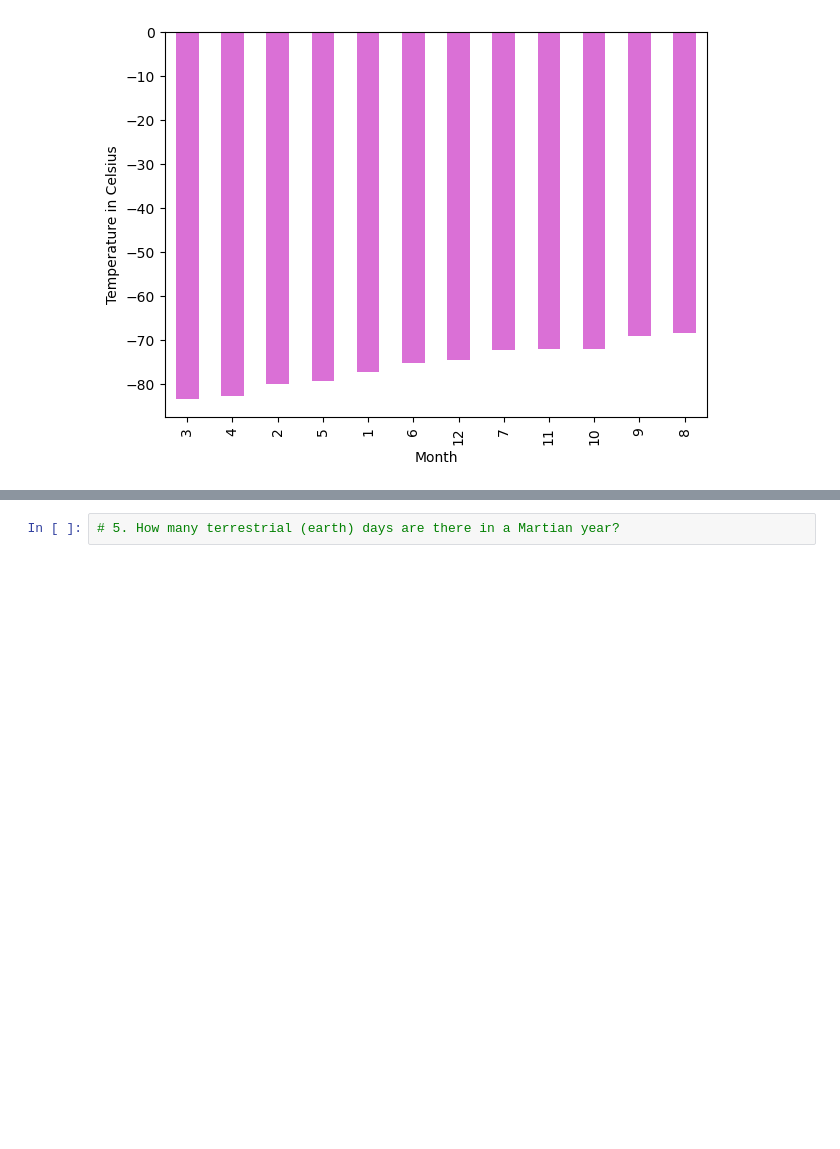
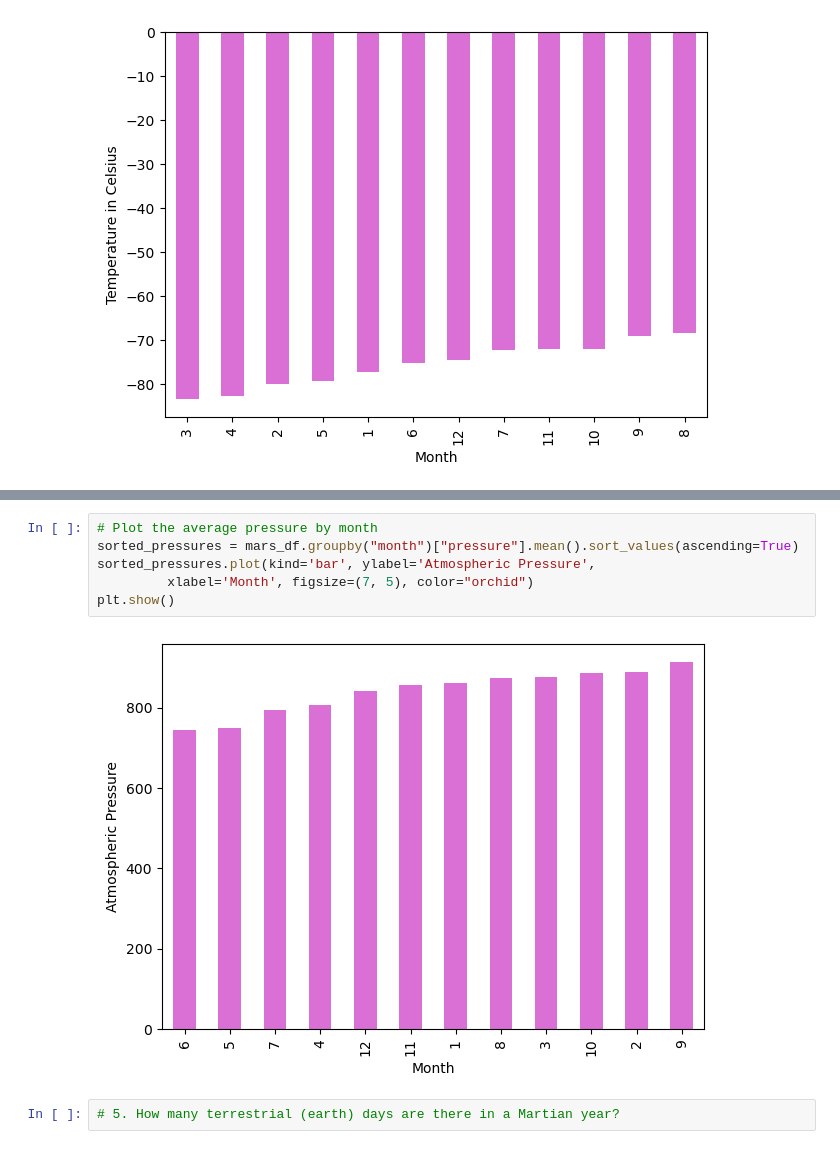
Before and after one commit to lvit001/web-scraping-challenge, a Jupyter notebook: Starter_Code/part_2_mars_weather.ipynb, the cells around one changed output, grey strips where cells are left out. Cells and saved outputs as stored; diff of their text form; blank space fills up the shorter version.

Commit message:
added code to plot the pressure in ascending order

```diff
--- a/Starter_Code/part_2_mars_weather.ipynb
+++ b/Starter_Code/part_2_mars_weather.ipynb
@@ -241,3 +239,11 @@ Name: pressure, dtype: float64
+# %%
+# Plot the average pressure by month
+sorted_pressures = mars_df.groupby("month")["pressure"].mean().sort_values(ascending=True)
+sorted_pressures.plot(kind='bar', ylabel='Atmospheric Pressure',
+         xlabel='Month', figsize=(7, 5), color="orchid")
+plt.show()
+# %% [output]
+[figure, added]
 # %%
 # 5. How many terrestrial (earth) days are there in a Martian year?
 # %% [output]
```
Also changed, not shown: parts of 2 cells of this notebook.
